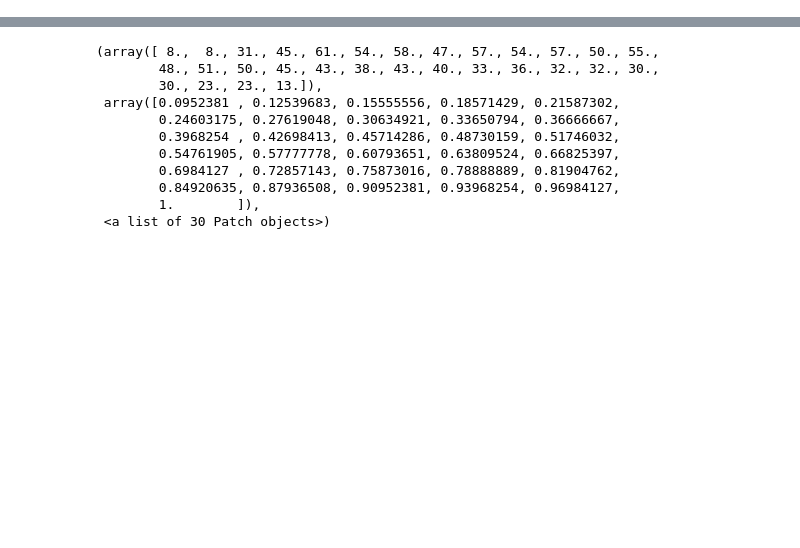
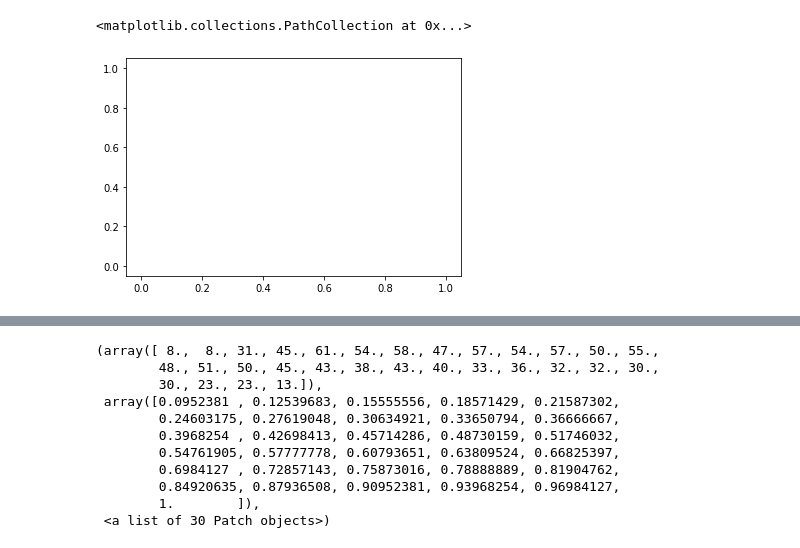
Before and after one commit to seobeomjin/QSAR_model_development, a Jupyter notebook: get_similarity.ipynb, the cells around one changed output, grey strips where cells are left out. Cells and saved outputs as stored; diff of their text form; code cells hidden in the pictures; blank space fills up the shorter version.

```diff
--- a/get_similarity.ipynb
+++ b/get_similarity.ipynb
@@ -0,0 +137,19 @@
+# %%
+cluster_label = []
+
+for row in df_result['Similarity']:
+    if row >= 0.8 :
+        cluster_label.append('c4')
+    elif row >= 0.6 :
+        cluster_label.append('c3')
+    elif row >= 0.4 :
+        cluster_label.append('c2')
+    elif row >= 0.2 :
+        cluster_label.append('c1')
+    else :
+        cluster_label.append('c0')
+
+df_result['cluster_label'] = cluster_label
+
+# 특정 레이블을 선택, std_val을 list 로 뽑아서 만들기
+df_result
@@ -0,0 +200,5 @@
+# %%
+plt.scatter(c0_stdval_x,c0_stdval,c='blue',label='class0')
+# %% [output]
+<matplotlib.collections.PathCollection at 0x...>
+[figure, added]
```
Also changed, not shown: parts of 14 cells of this notebook.
